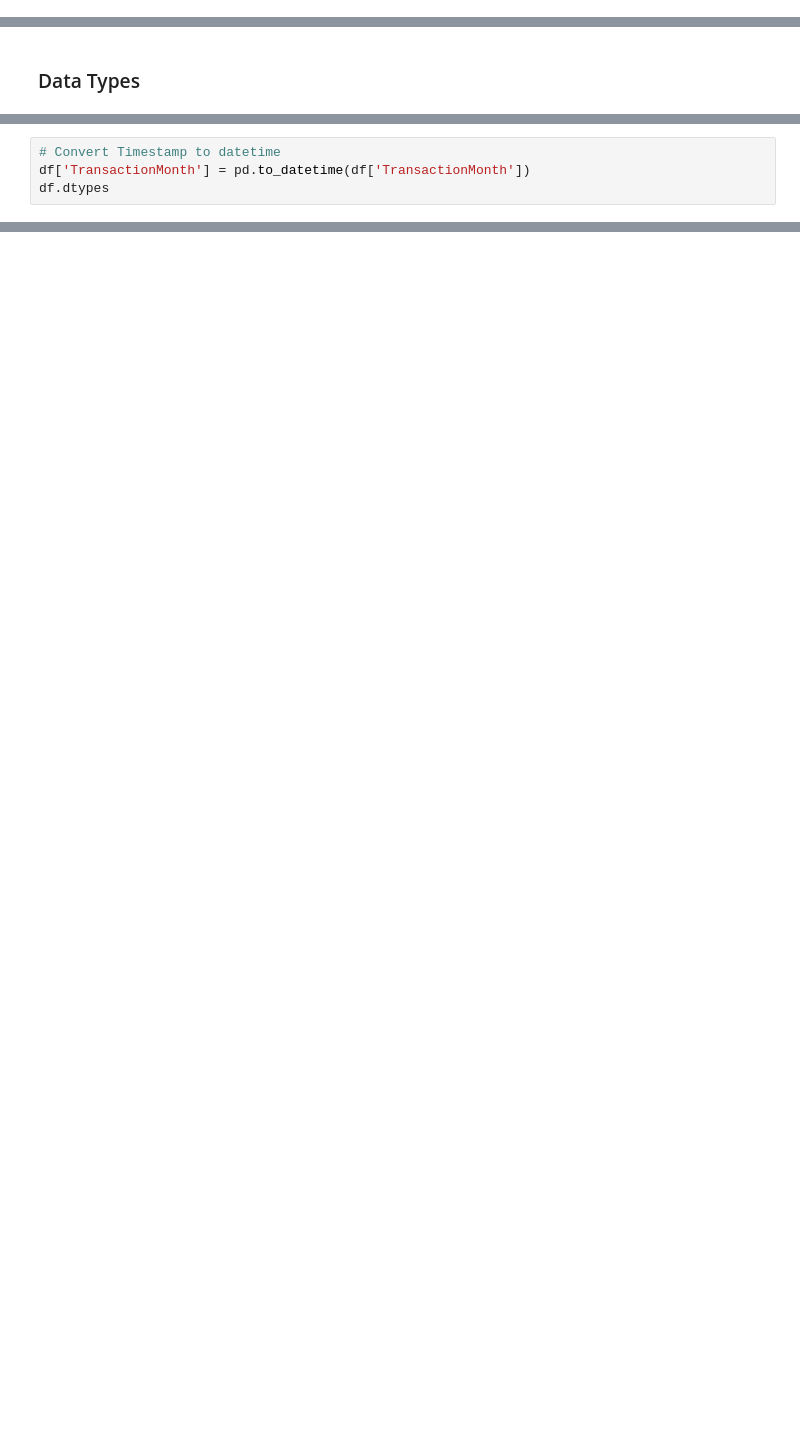
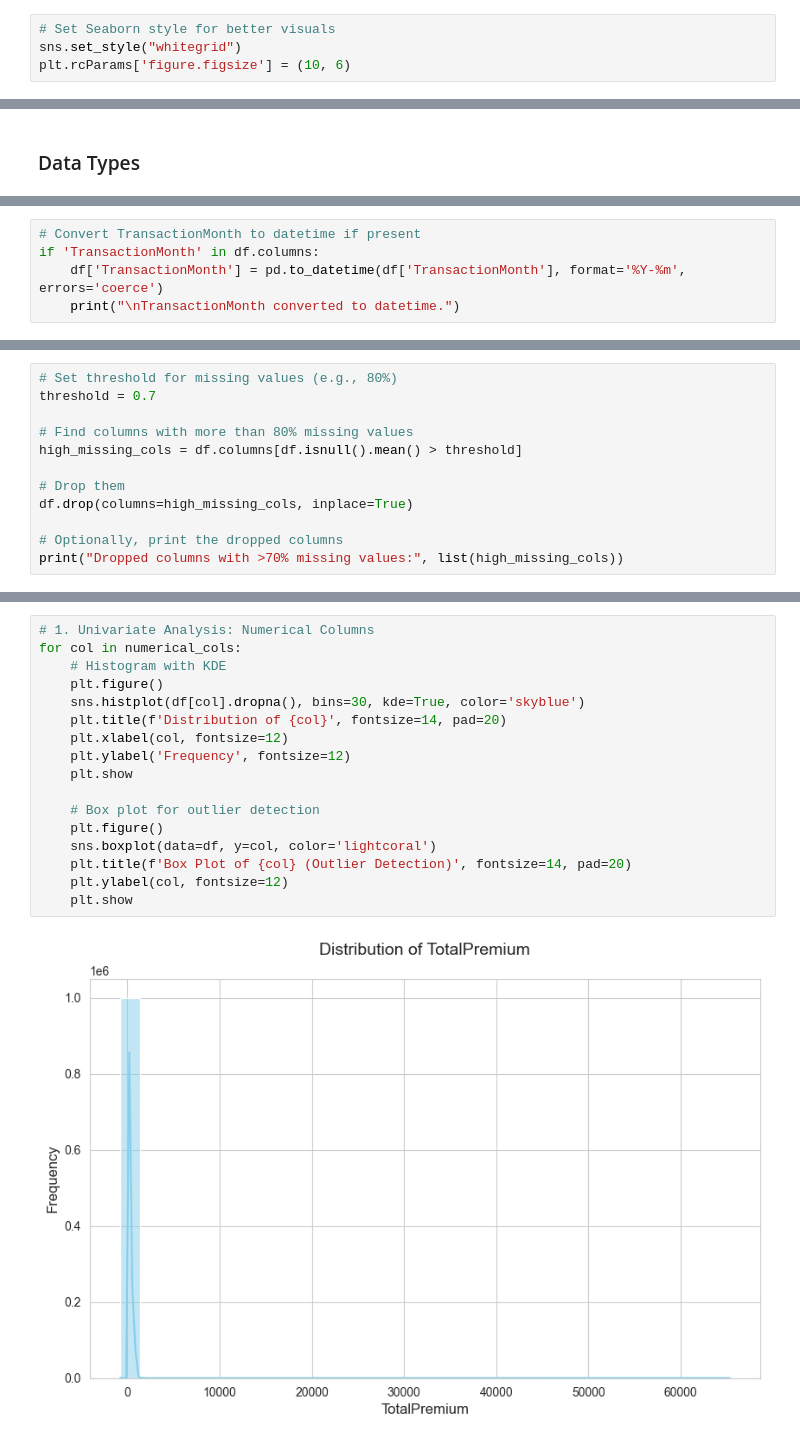
Before and after one commit to Naod-Mergiya/Insurance-Risk-Analytics-Predictive-Modeling, a Jupyter notebook: notebook/EDA.ipynb, the cells around one changed output, grey strips where cells are left out. Drawn from its saved outputs; the diff is of its cells as text; blank space fills up the shorter version.

```diff
--- a/notebook/EDA.ipynb
+++ b/notebook/EDA.ipynb
@@ -22,6 +27,10 @@ print(f"Added {root_dir} to sys.path")
 Current working directory: e:\KAIM\Insurance-Risk-Analytics-Predictive-Modeling\notebook
 Python path: ['C:\\Users\\Naod.Amare\\AppData\\Local\\Programs\\Python\\Python313\\python313.zip', 'C:\\Users\\Naod.Amare\\AppData\\Local\\Programs\\Python\\Python313\\DLLs', 'C:\\Users\\Naod.Amare\\A ...
 Added e:\KAIM\Insurance-Risk-Analytics-Predictive-Modeling to sys.path
+# %%
+# Set Seaborn style for better visuals
+sns.set_style("whitegrid")
+plt.rcParams['figure.figsize'] = (10, 6)
 # %%
 # Load data
 file_path = os.path.join('..', 'data', 'MachineLearningRating_v3.txt')
@@ -119,5 +156 @@ TotalClaims                 float64
 dtype: object
-# %%
-# Convert Timestamp to datetime
-df['TransactionMonth'] = pd.to_datetime(df['TransactionMonth'])
-df.dtypes
@@ -141,0 +215,5 @@ dtype: object
+# %%
+# Convert TransactionMonth to datetime if present
+if 'TransactionMonth' in df.columns:
+    df['TransactionMonth'] = pd.to_datetime(df['TransactionMonth'], format='%Y-%m', errors='coerce')
+    print("\nTransactionMonth converted to datetime.")
@@ -141,0 +248,12 @@ dtype: object
+# %%
+# Set threshold for missing values (e.g., 80%)
+threshold = 0.7
+
+# Find columns with more than 80% missing values
+high_missing_cols = df.columns[df.isnull().mean() > threshold]
+
+# Drop them
+df.drop(columns=high_missing_cols, inplace=True)
+
+# Optionally, print the dropped columns
+print("Dropped columns with >70% missing values:", list(high_missing_cols))
@@ -141,0 +264,19 @@ dtype: object
+# %%
+# 1. Univariate Analysis: Numerical Columns
+for col in numerical_cols:
+    # Histogram with KDE
+    plt.figure()
+    sns.histplot(df[col].dropna(), bins=30, kde=True, color='skyblue')
+    plt.title(f'Distribution of {col}', fontsize=14, pad=20)
+    plt.xlabel(col, fontsize=12)
+    plt.ylabel('Frequency', fontsize=12)
+    plt.show
+
+    # Box plot for outlier detection
+    plt.figure()
+    sns.boxplot(data=df, y=col, color='lightcoral')
+    plt.title(f'Box Plot of {col} (Outlier Detection)', fontsize=14, pad=20)
+    plt.ylabel(col, fontsize=12)
+    plt.show
+# %% [output]
+[figure, added]
```
Also changed, not shown: parts of 14 cells of this notebook, 4 other files.
